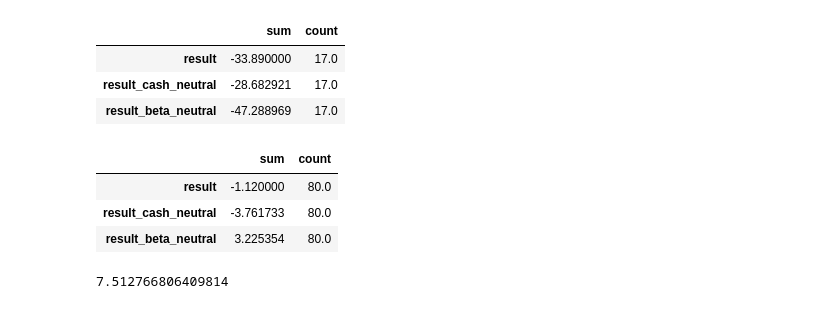
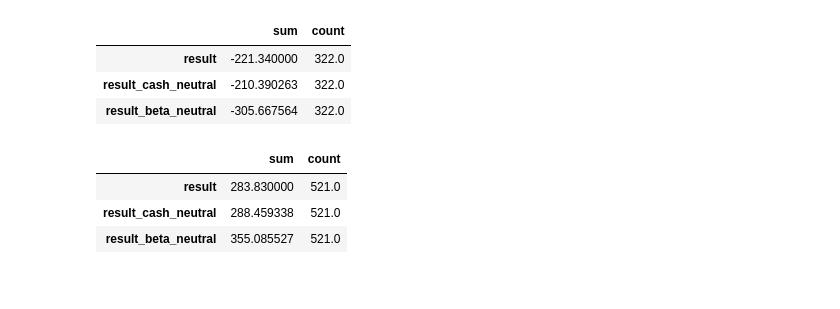
Before and after one commit to CorreaWillian/cointegration, a Jupyter notebook: EDA - Copia.ipynb, the cells around one changed output. Saved outputs shown, nothing was run; the diff lists cells and outputs as text; code cells hidden in the pictures.

```diff
--- a/EDA - Copia.ipynb
+++ b/EDA - Copia.ipynb
@@ -18,7 +12,7 @@ import ast
 # %%
 portfolio = pd.read_excel('PORTFOLIO.xlsx')
 
-df = pd.read_csv('twoway2.csv')
+df = pd.read_csv('result_std1.csv')
 df['date'] = pd.to_datetime(df.date)
 
 df['stock1'] = [pair.split("'")[1] for pair in df.pair]
@@ -136,22 +116,20 @@ closed.loc[abs(df.last_residual) < df.close_limit,['result', 'result_cash_neutra
 # %%
-# stop by residual
-closed.loc[abs(df.last_residual) > df.stop_limit,['result', 'result_cash_neutral', 'result_beta_neutral']].agg([sum, 'count']).T
+# stop by stop
+closed_by_stop = closed.loc[abs(df.last_residual) > df.stop_limit,['result', 'result_cash_neutral', 'result_beta_neutral']].agg([sum, 'count']).T
+closed_by_stop
 # %% [output]
 |  | sum | count |
-| result | -33.890000 | 17.0 |
-| result_cash_neutral | -28.682921 | 17.0 |
-| result_beta_neutral | -47.288969 | 17.0 |
+| result | -221.340000 | 322.0 |
+| result_cash_neutral | -210.390263 | 322.0 |
+| result_beta_neutral | -305.667564 | 322.0 |
 # %%
-# stop by days
-closed.loc[closed.days_open > closed.halflife,['result', 'result_cash_neutral', 'result_beta_neutral']].agg([sum, 'count']).T
+# stop by halflife
+closed_by_halflife = closed.loc[closed.days_open > closed.halflife,['result', 'result_cash_neutral', 'result_beta_neutral']].agg([sum, 'count']).T
+closed_by_halflife
 # %% [output]
 |  | sum | count |
-| result | -1.120000 | 80.0 |
-| result_cash_neutral | -3.761733 | 80.0 |
-| result_beta_neutral | 3.225354 | 80.0 |
+| result | 283.830000 | 521.0 |
+| result_cash_neutral | 288.459338 | 521.0 |
+| result_beta_neutral | 355.085527 | 521.0 |
-# %%
-df.loc[(df.status=='True') & (df.date=='2022-06-09')].result_beta_neutral.sum()
-# %% [output]
-7.512766806409814
 # %%
 # closed = closed.loc[closed.halflife.between(0,21)]
```
Also changed, not shown: parts of 39 cells of this notebook, 2 other files.
